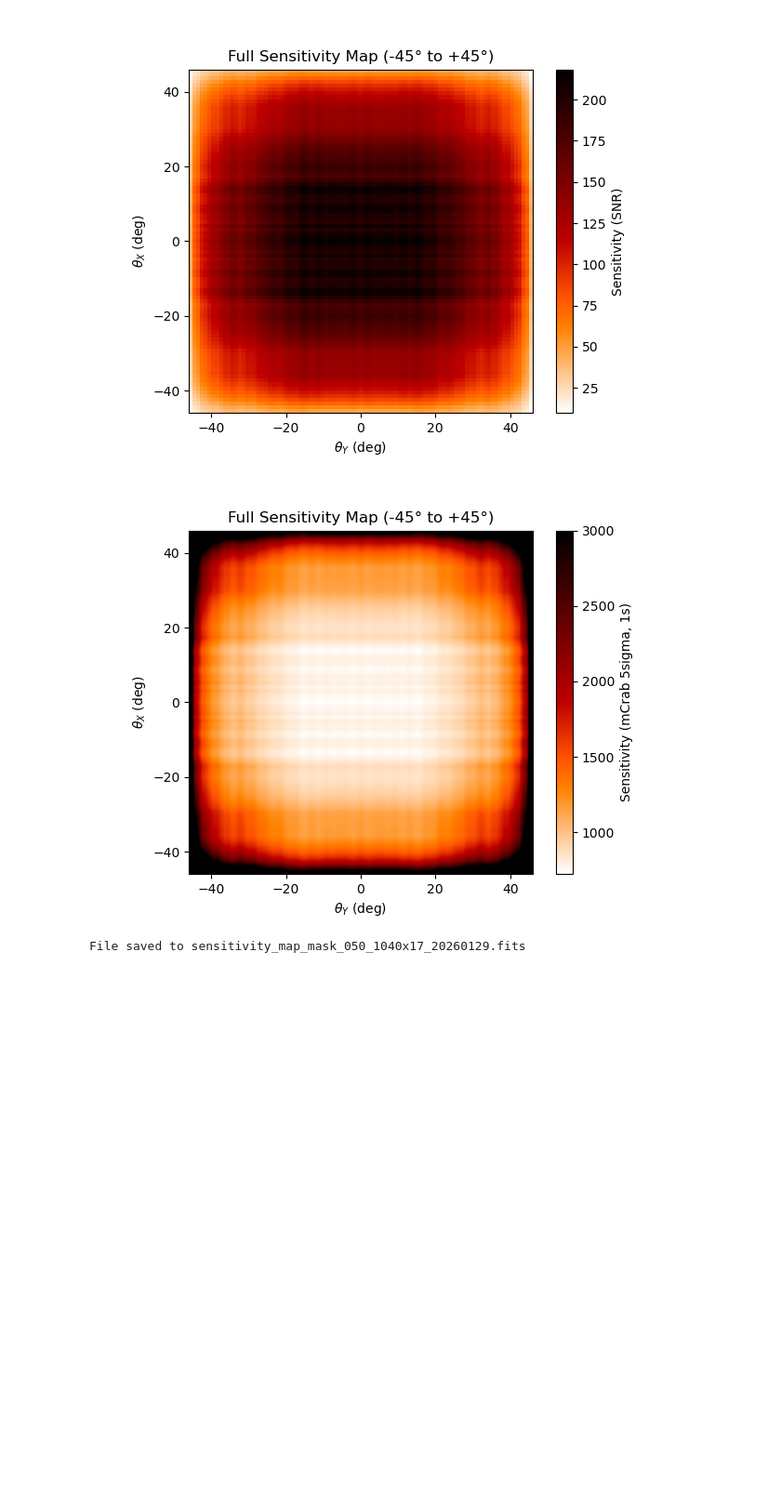
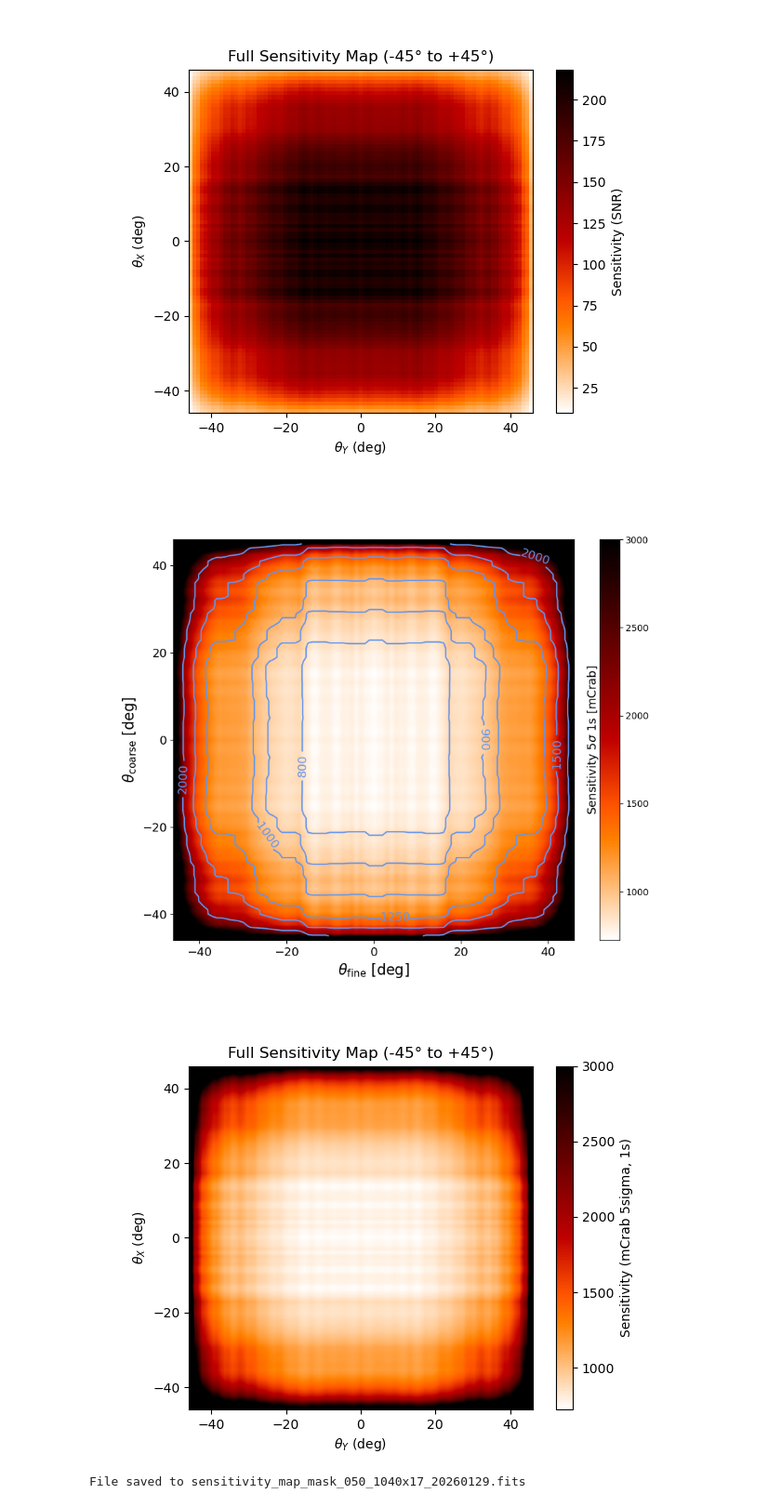
Before and after one commit to yuri-evangelista/CodedMasks, a Jupyter notebook: mask_050_1040x17/Sensitivity_cross_correlation_v3.ipynb, the cells around one changed output. Shown at 93% size. Saved outputs shown, nothing was run; the diff lists cells and outputs as text; code cells hidden in the pictures; blank space fills up the shorter version.

Commit message:
Added pdf generation
Added countours smoothed for visualization

```diff
--- a/mask_050_1040x17/Sensitivity_cross_correlation_v3.ipynb
+++ b/mask_050_1040x17/Sensitivity_cross_correlation_v3.ipynb
@@ -181,15 +181,42 @@ plt.show()
 # %%
 sens_map_mcrab_1s = np.sqrt(exposure)/sens_map_full_filt * 1000 * 5
 # %%
+from scipy.ndimage import minimum_filter
+
+levels = [ 800, 900, 1000, 1250, 1500, 2000]
+
+sens_map_mcrab_1s_filt = minimum_filter(sens_map_mcrab_1s, size=(4,4), mode='nearest')
+
+fig, ax = plt.subplots(1, 1, constrained_layout=False, figsize=(10, 8))
+#ax.set_title(r"Sensitivity 5$\sigma$ 1s [mCrab]")
+im = ax.imshow(sens_map_mcrab_1s.T, cmap=cm.gist_heat_r, vmax=3000,  interpolation='bilinear', extent=[-46,46,-46,46])
+
+ax.xaxis.set_tick_params(labelsize=13)
+ax.yaxis.set_tick_params(labelsize=13)
+
+
+ax.set_xlabel(r"$\theta_{\mathrm{fine}}$ [deg]", fontsize=16)
+ax.set_ylabel(r"$\theta_{\mathrm{coarse}}$ [deg]", fontsize=16)
+cs = ax.contour(sens_map_mcrab_1s_filt.T, levels, extent=[-45,45,-45,45], colors='cornflowerblue')
+ax.clabel(cs, cs.levels, fontsize=13)
+cbar = fig.colorbar(im, ax=ax)
+cbar.set_label('Sensitivity 5$\sigma$ 1s [mCrab]', rotation=90, labelpad=-70, y=0.5, fontsize=13)
+
+plt.savefig("LEM-X_camera_sensitivity_cross_corr_mask_20260129.pdf", format="pdf", bbox_inches="tight")
+
+plt.show()
+
+
 plt.figure()
 plt.imshow(sens_map_mcrab_1s,cmap=cm.gist_heat_r, origin='lower', vmax=3000, interpolation='bilinear', extent=[-46,46,-46,46])
 plt.colorbar(label='Sensitivity (mCrab 5sigma, 1s)')
 plt.xlabel(r'$\theta_Y$ (deg)')
 plt.ylabel(r'$\theta_X$ (deg)')
 plt.title('Full Sensitivity Map (-45° to +45°)')
 plt.show()
 # %% [output]
-[figure, old version]
+[figure, new version]
+[figure, added]
 # %%
 from astropy.io import fits
 
```
